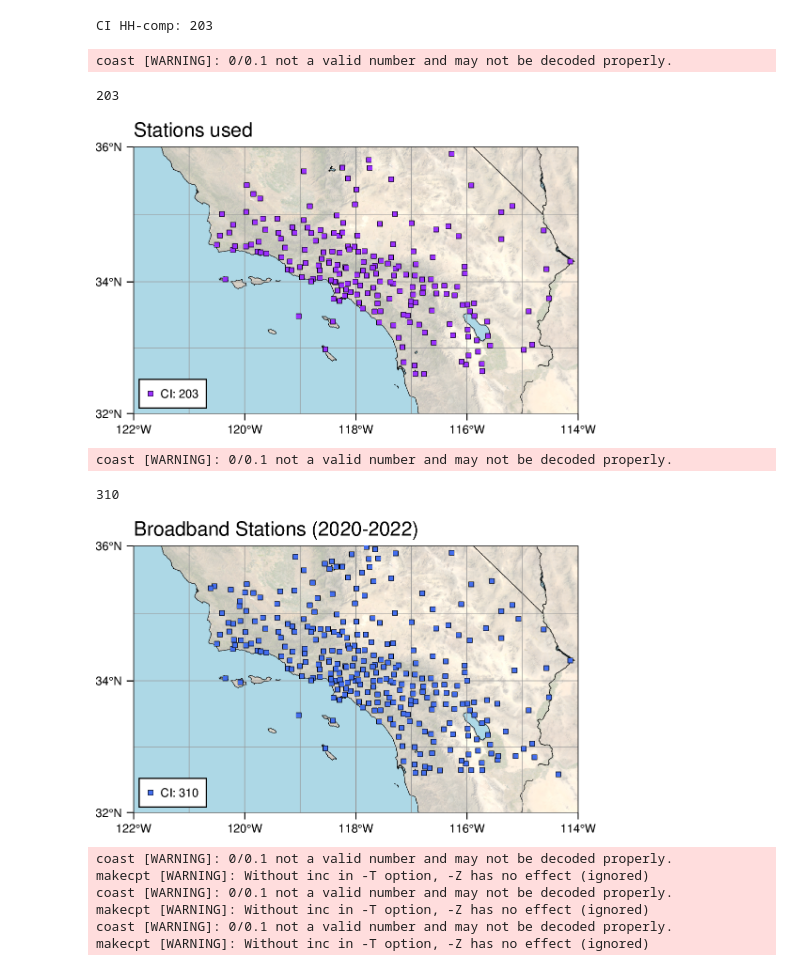
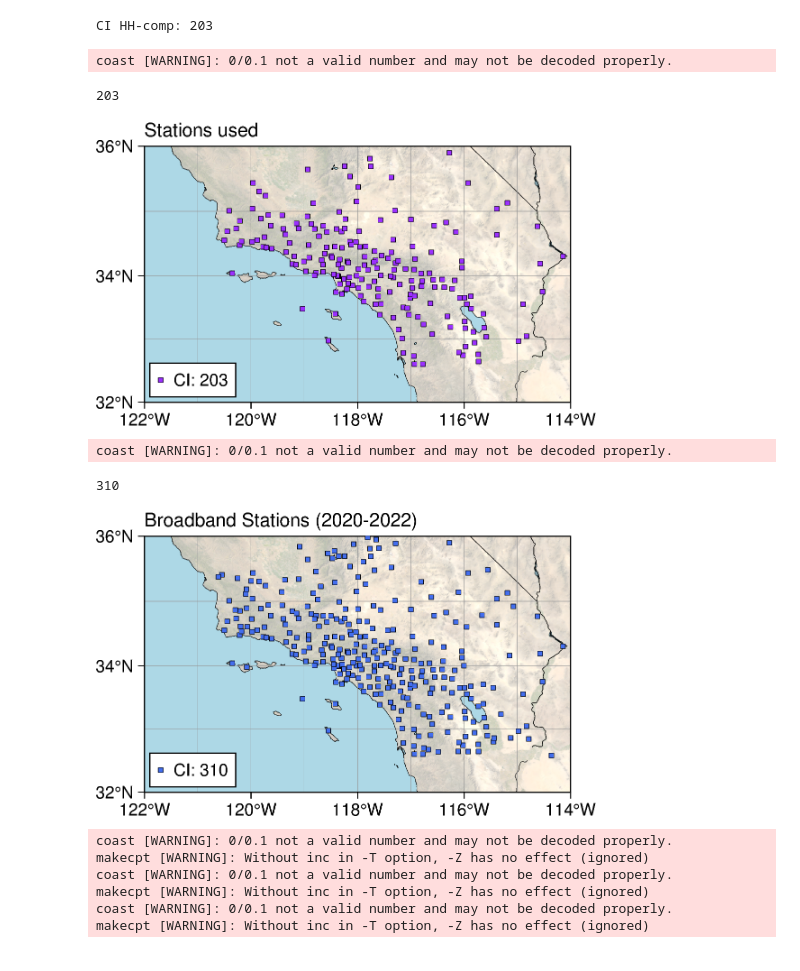
Before and after one commit to kuanfufeng/Attenuation_Paper, a Jupyter notebook: attenuation_SouthCA/01_Check.ipynb, the cells around one changed output. Cells and saved outputs as stored; diff of their text form; code cells hidden in the pictures.

```diff
--- a/attenuation_SouthCA/01_Check.ipynb
+++ b/attenuation_SouthCA/01_Check.ipynb
@@ -64,7 +64,7 @@ data.to_csv('CI.csv',index=False)
 region=[-122,-114,32,36]
 proj='M8c'
 fig = pygmt.Figure()
-pygmt.config(MAP_GRID_PEN = '0.01p,150' , MAP_FRAME_PEN='0.15p', MAP_FRAME_TYPE="plain", MAP_TITLE_OFFSET="0.12p", FONT_TITLE="12p", FONT_ANNOT='6p',  )
+pygmt.config(MAP_GRID_PEN = '0.01p,150' , MAP_FRAME_PEN='0.5p', MAP_FRAME_TYPE="plain", MAP_TITLE_OFFSET="0.12p", FONT_TITLE="12p", FONT_ANNOT='9p',  )
 
 grid = pygmt.datasets.load_earth_relief(resolution="30s", region=region)
 
@@ -81,6 +81,7 @@ print(len(single_CI.stlo))
 fig.plot(x=single_CI.stlo,    y=single_CI.stla, style = "s0.05i", pen="0.1p,black", fill='purple1', label=f'CI: {len(single_CI)}' )
 fig.text(x=-122,y=36.15,text=f'Stations used', font="10p,Helvetica,0", no_clip=True, justify="BL" )
 
+pygmt.config(FONT_ANNOT='9p', FONT_LABEL='10p',)
 fig.legend(position='JBL+jBL+o0.1c', box='+g255+p0.5p', )
 fig.show()
 fname='MAP_STA_southCA_pass.png'
@@ -88,36 +89,37 @@ fig.savefig(fname, dpi=300)
 # %% [output]
 coast [WARNING]: 0/0.1 not a valid number and may not be decoded properly.
 203
-[figure, old version]
+[figure, new version]
 # %%
 
 # PNW - Q
 region=[-122,-114,32,36]
 proj='M8c'
 fig = pygmt.Figure()
-pygmt.config(MAP_GRID_PEN = '0.01p,150' , MAP_FRAME_PEN='0.15p', MAP_FRAME_TYPE="plain", MAP_TITLE_OFFSET="0.12p", FONT_TITLE="12p", FONT_ANNOT='6p',  )
+pygmt.config(MAP_GRID_PEN = '0.01p,150' , MAP_FRAME_PEN='0.5p', MAP_FRAME_TYPE="plain", MAP_TITLE_OFFSET="0.12p", FONT_TITLE="12p", FONT_ANNOT='9p',  )
 
 grid = pygmt.datasets.load_earth_relief(resolution="30s", region=region)
 
 fig.grdimage(grid='@earth_day_30s', projection=proj, transparency=70, )
 fig.coast(region=region, projection=proj, frame="a2g1", resolution="f", borders="2/0.05p",
         water='lightblue', shorelines='0/0.1p',)
 
 # Make a logarithmic color palette
 # pygmt.makecpt(cmap='viridis', series=[0,3,1], continuous=True, log=True)
 print(len(stci.stlo))
 # seismic stations
 fig.plot(x=stci.stlo,    y=stci.stla, style = "s0.05i", pen="0.1p,black", fill='royalblue2', label=f'CI: {len(stci)}' )
 fig.text(x=-122,y=36.15,text=f'Broadband Stations (2020-2022)', font="10p,Helvetica,0", no_clip=True, justify="BL" )
 
+pygmt.config(FONT_ANNOT='9p', FONT_LABEL='10p',)
 fig.legend(position='JBL+jBL+o0.1c', box='+g255+p0.5p', )
 fig.show()
 fname='MAP_STA_southCA.png'
 fig.savefig(fname, dpi=300)
 # %% [output]
 coast [WARNING]: 0/0.1 not a valid number and may not be decoded properly.
 310
-[figure, old version]
+[figure, new version]
 # %%
 
 # PNW - Q
```
